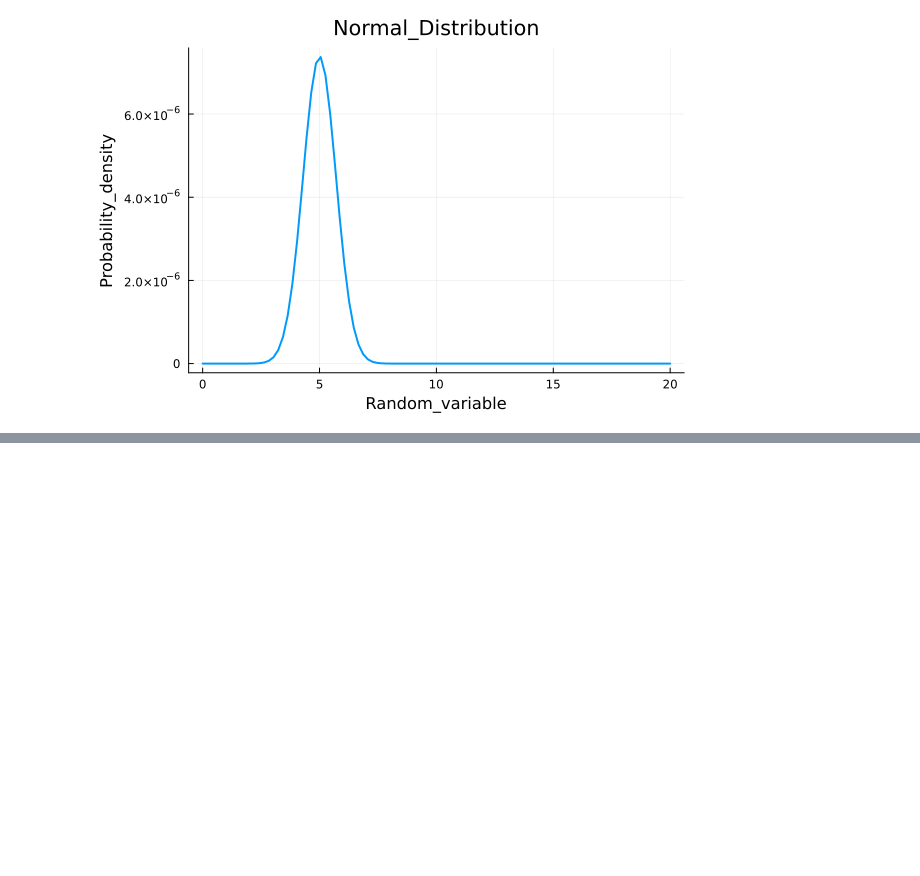
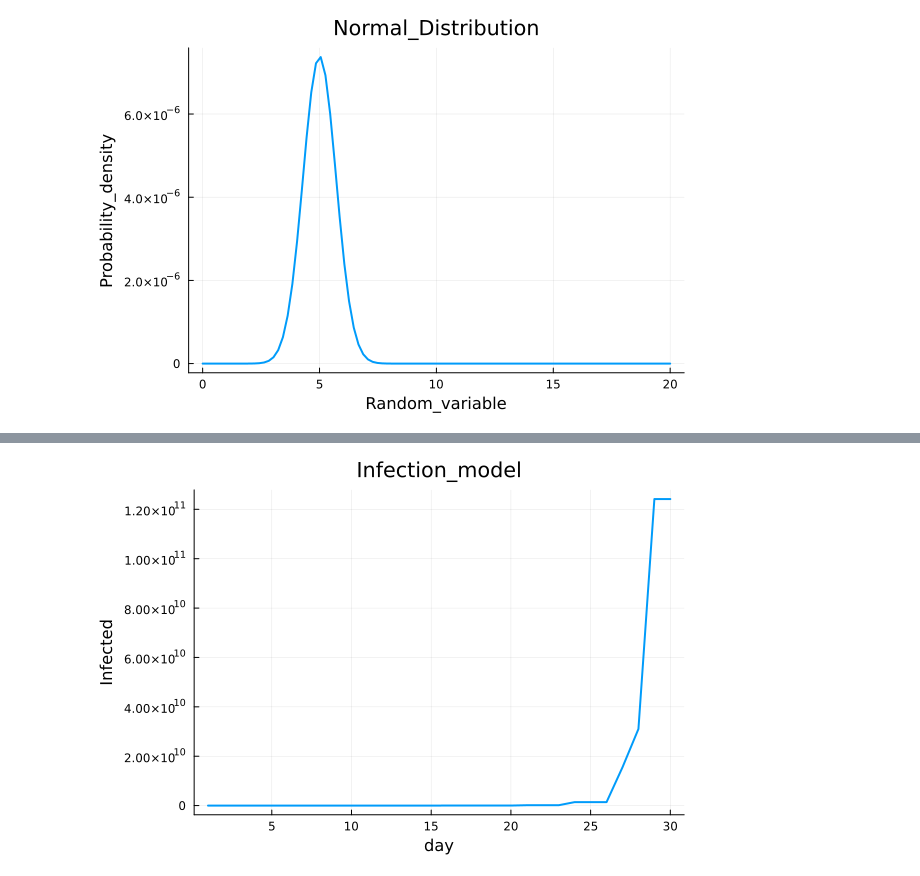
Before and after one commit to formylearningservice-eng/Mathematical-Model, a Jupyter notebook: physical_chemistry.ipynb, the cells around one changed output, grey strips where cells are left out. Drawn from its saved outputs; the diff is of its cells as text; code cells hidden in the pictures; blank space fills up the shorter version.

```diff
--- a/physical_chemistry.ipynb
+++ b/physical_chemistry.ipynb
@@ -255,23 +256,3 @@ plot(x, normal_distribution,
      linewidth = 2)
 # %% [output]
 [figure]
-# %%
-using Plots
-const a = 1
-
-function f(x)
-    n = a * x
-    p = rand(0:30) + n / 10
-    return n, p
-end
-
-x = range(0, 10)
-cryptgraphy = f.(x)
-
-# 5. 可視化
-plot(x, cryptgraphy,
-     xlabel = "Before_hash",
-     ylabel = "After_hash",
-     title = "Hash_Function",
-     legend = false,
-     linewidth = 2)
@@ -277,0 +267,35 @@ plot(x, cryptgraphy,
+# %%
+# 感染拡大・収束モデル
+using Plots
+using Random
+
+# 各変数の定義
+infected = 1    # 感染者数
+infectivity = 1 # 感染力
+contact = 1     # 接触人数
+d = zeros(30)
+sum = zeros(30)
+
+function f(infected, contact, infectivity)
+    infected = infected * contact * infectivity
+    return infected
+end
+
+for t in eachindex(sum)
+    contact = rand(1:10)
+    infectivity = rand(0:1)
+    buffer = infected
+    d[t] = t
+    infected = f(infected, contact, infectivity) + buffer
+    sum[t] = infected
+end
+
+# 5. 可視化
+plot(d, sum,
+     xlabel = "day",
+     ylabel = "Infected",
+     title = "Infection_model",
+     legend = false,
+     linewidth = 2)
+# %% [output]
+[figure, added]
```
Also changed, not shown: parts of 2 cells of this notebook.
